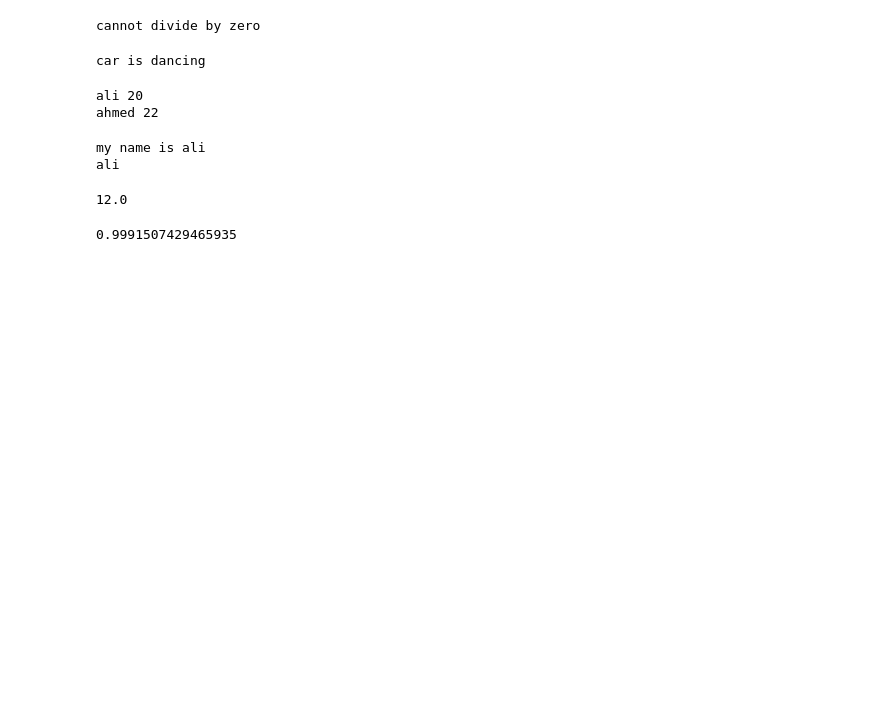
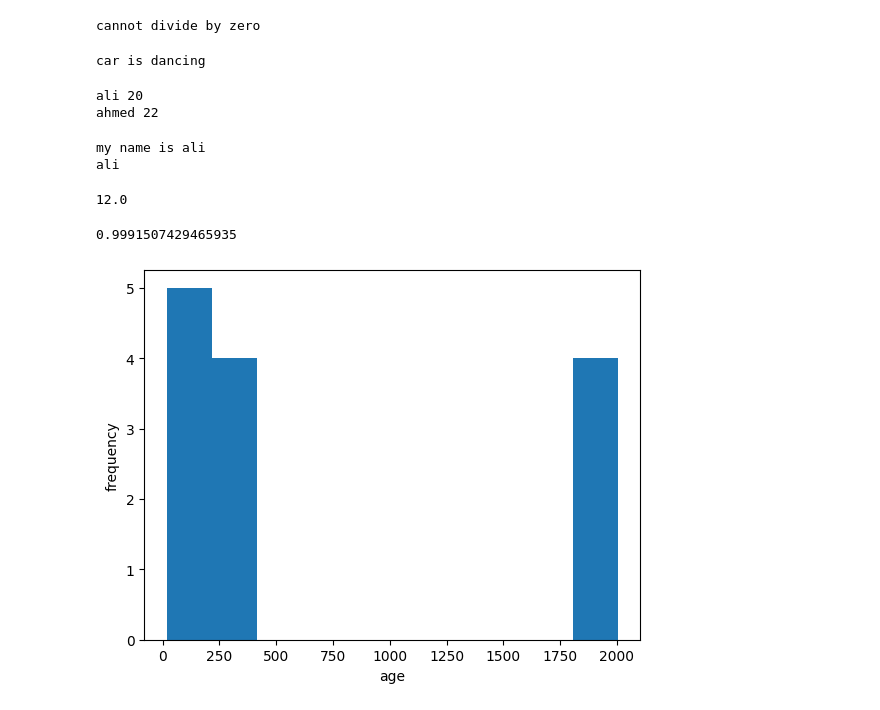
Before and after one commit to Noorrajput00/Ml-Deep-learning, a Jupyter notebook: Untitled1111.ipynb, the cells around one changed output. Drawn from its saved outputs; the diff is of its cells as text; code cells hidden in the pictures; blank space fills up the shorter version.

Commit message:
histogram,pairplot

```diff
--- a/Untitled1111.ipynb
+++ b/Untitled1111.ipynb
@@ -115,3 +115,12 @@ df=pd.DataFrame({
 print(df["hours"].corr(df["score"]))
 # %% [output]
 0.9991507429465935
+# %%
+import matplotlib.pyplot as plt
+ages=[18,19,20,21,22,400,401,402,403,2000,2001,2002,2003]
+plt.hist(ages)
+plt.xlabel("age")
+plt.ylabel("frequency")
+plt.show()
+# %% [output]
+[figure, added]
```
Also changed, not shown: parts of 3 cells of this notebook.
